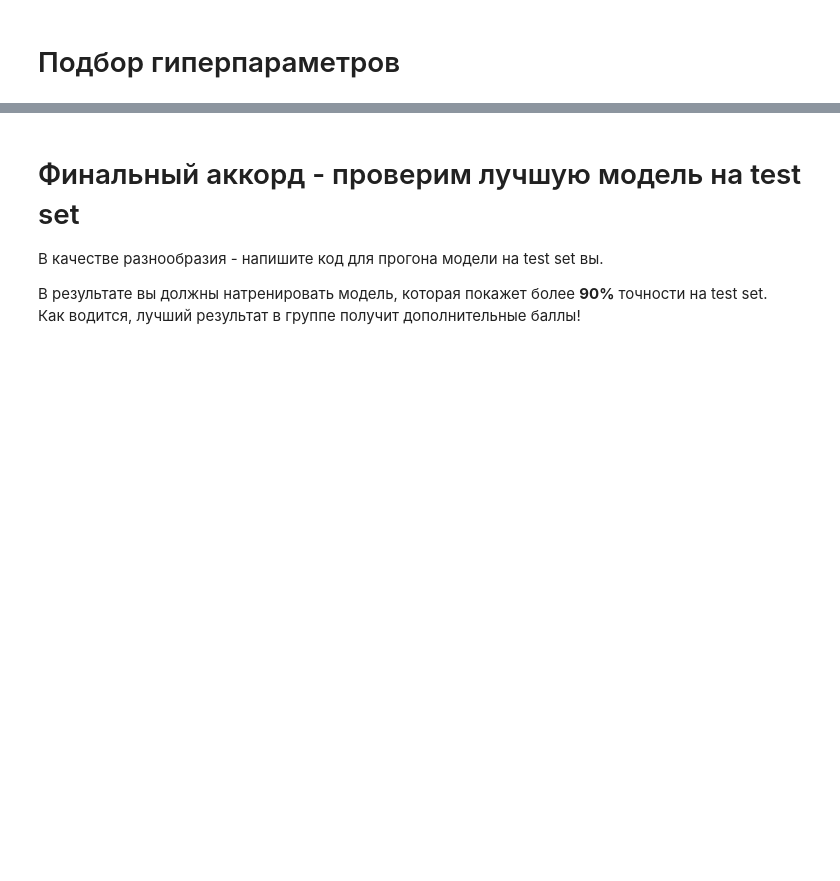
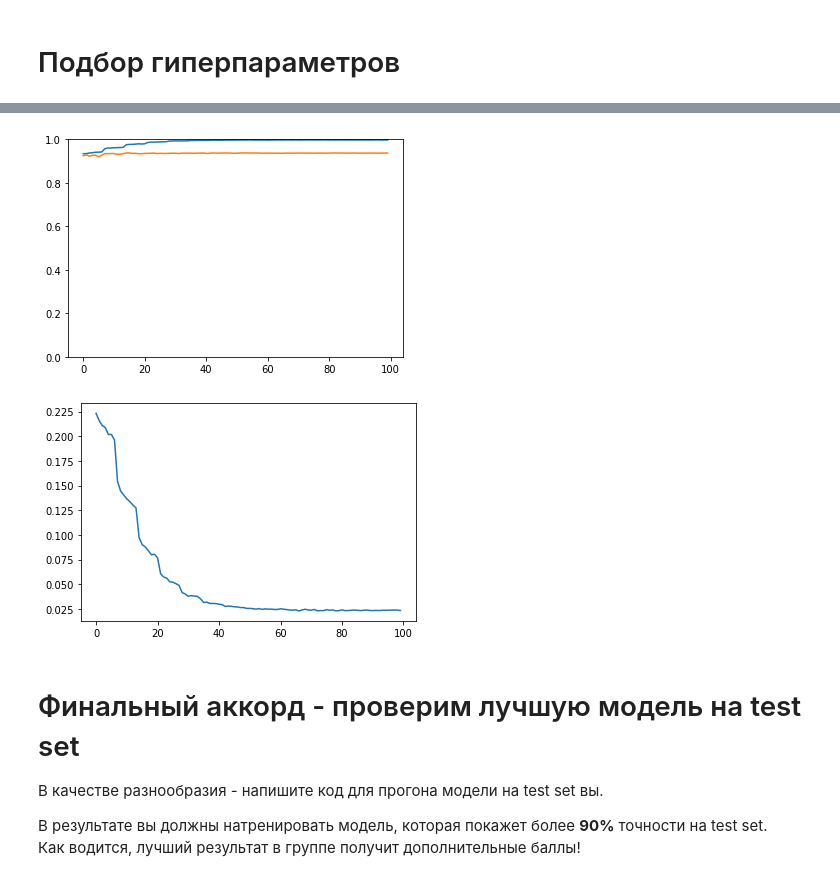
Before and after one commit to jecter1/Deep_Learning, a Jupyter notebook: assignment3/PyTorch_CNN.ipynb, the cells around one changed output, grey strips where cells are left out. Drawn from its saved outputs; the diff is of its cells as text; code cells hidden in the pictures; blank space fills up the shorter version.

Commit message:
PyTorch CNN done

```diff
--- a/assignment3/PyTorch_CNN.ipynb
+++ b/assignment3/PyTorch_CNN.ipynb
@@ -279,0 +498,24 @@ run_record = {}
+# %%
+Hyperparams = namedtuple("Hyperparams", ['learning_rate', 'anneal_epochs', 'reg'])
+RunResult = namedtuple("RunResult", ['model', 'train_history', 'val_history', 'final_val_accuracy'])
+
+anneal_coeff = 0.5
+batch_size = 64
+epoch_num = 10
+
+tfs = transforms.Compose([
+    transforms.ColorJitter(hue=.50, saturation=.50),
+    transforms.RandomRotation(10, interpolation=interpol),
+    transforms.ToTensor(),
+    transforms.Normalize(mean=[0.43,0.44,0.47],
+                       std=[0.20,0.20,0.20])
+])
+
+data_aug_train = dset.SVHN('./', transform=tfs)
+
+train_aug_loader = torch.utils.data.DataLoader(data_aug_train, batch_size=batch_size,
+                                               sampler=train_sampler)
+val_loader = torch.utils.data.DataLoader(data_train, batch_size=batch_size,
+                                         sampler=val_sampler)
+
+run_record = {}
@@ -303,0 +601,10 @@ best_model = None
+# %%
+best_model = best_run.model
+
+epoch_num = 100
+
+loss = nn.CrossEntropyLoss().type(torch.cuda.FloatTensor)
+optimizer = optim.Adam(best_model.parameters(), lr=best_hyperparams.learning_rate, weight_decay=best_hyperparams.reg)
+scheduler = optim.lr_scheduler.StepLR(optimizer, step_size=best_hyperparams.anneal_epochs, gamma=anneal_coeff)
+
+loss_history, train_history, val_history = train_model(best_model, train_aug_loader, val_loader, loss, optimizer, epoch_num, scheduler)
@@ -304,3 +629,13 @@ best_model = None
+# %%
+plt.plot(train_history)
+plt.plot(val_history)
+plt.ylim(0, 1)
+plt.show()
+plt.plot(loss_history)
+plt.show()
+# %% [output]
+[figure, added]
+[figure, added]
 # %% [markdown]
 # Финальный аккорд - проверим лучшую модель на test set
 
```
Also changed, not shown: parts of 29 cells of this notebook.
